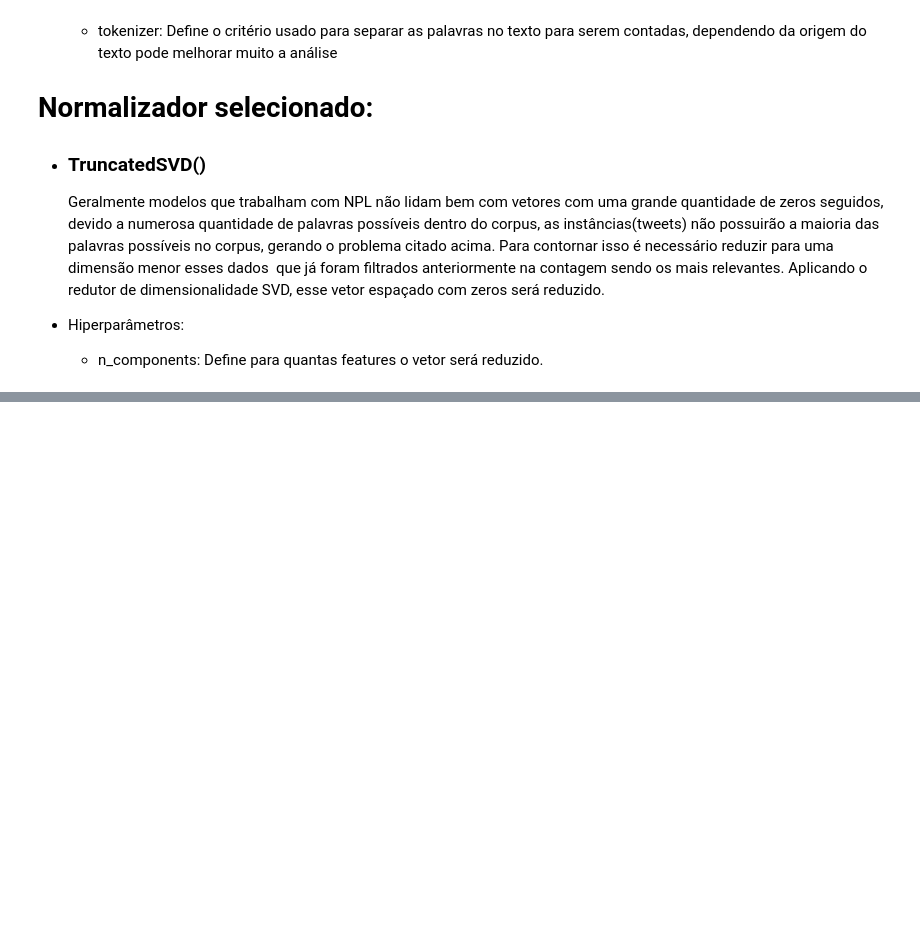
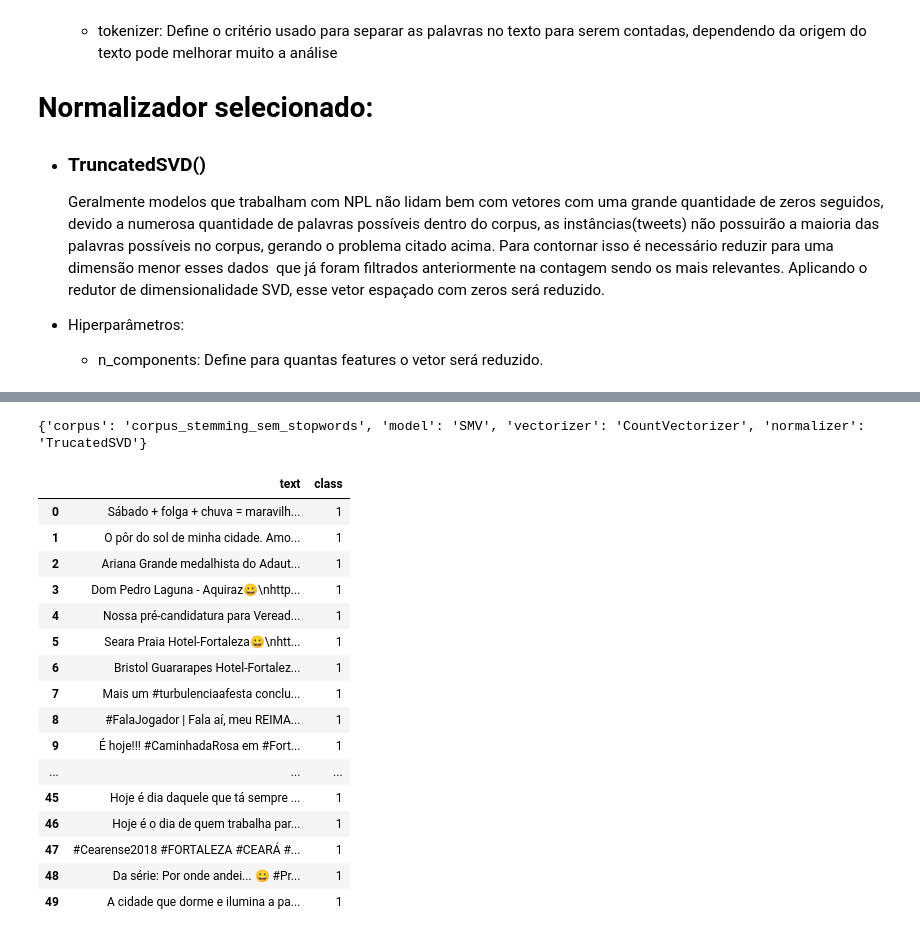
Before and after one commit to atlantico-academy/checape, a Jupyter notebook: notebooks/02 - Comparative Analysis.ipynb, the cells around one changed output, grey strips where cells are left out. Saved outputs shown, nothing was run; the diff lists cells and outputs as text; code cells hidden in the pictures; blank space fills up the shorter version.

```diff
--- a/notebooks/02 - Comparative Analysis.ipynb
+++ b/notebooks/02 - Comparative Analysis.ipynb
@@ -384,7 +523,9 @@ test_data_df.style.background_gradient()
 # %%
-approach_names = test_data_df.approach
+approach_names = test_data_df.approach_name
 
 import numpy as np
+
+
 def get_best_model(x):
     if x.name.endswith("time"):
         return approach_names[np.argmin(x.values)]
@@ -448,0 +628,8 @@ tuned_pipeline = RandomizedSearchCV(
+# %%
+print(scores)
+print(best_approach_dict)
+
+tuned_pipeline.fit(corpus_final, labels_final)
+
+from joblib import dump
+dump(tuned_pipeline.best_estimator_, "../models/tuned_pipelinev2.joblib")
@@ -448,0 +640,9 @@ tuned_pipeline = RandomizedSearchCV(
+# %%
+teste = ["Este produto é horrível :)","Eu adoro esse produto :("]
+
+pred_teste = []
+
+for tweet in teste:
+    pred_teste.append(stemming((formatar_texto(tweet))))
+
+tuned_pipeline.best_estimator_.predict(pred_teste)
@@ -448,0 +709,40 @@ tuned_pipeline = RandomizedSearchCV(
+# %%
+
+print(best_approach_dict)
+pred_fortaleza = tuned_pipeline.best_estimator_.predict(fortaleza)
+
+pred_fortaleza_formated = []
+
+for tweet in fortaleza:
+    pred_fortaleza_formated.append(stemming((formatar_texto(tweet))))
+
+
+
+df_teste = pd.DataFrame(zip(fortaleza, pred_fortaleza), columns=["text", "class"])
+
+df_teste.to_csv("../result_pipeline_test/fortalezav2.csv", index=False)
+
+
+# for tweet in Morte:
+#     teste_morte.append(lematization(remover_stop_words(formatar_texto(tweet))))
+
+df_teste
+# %% [output]
+{'corpus': 'corpus_stemming_sem_stopwords', 'model': 'SMV', 'vectorizer': 'CountVectorizer', 'normalizer': 'TrucatedSVD'}
+|  | text | class |
+| 0 | Sábado + folga + chuva = maravilh... | 1 |
+| 1 | O pôr do sol de minha cidade. Amo... | 1 |
+| 2 | Ariana Grande medalhista do Adaut... | 1 |
+| 3 | Dom Pedro Laguna - Aquiraz😀\nhttp... | 1 |
+| 4 | Nossa pré-candidatura para Veread... | 1 |
+| 5 | Seara Praia Hotel-Fortaleza😀\nhtt... | 1 |
+| 6 | Bristol Guararapes Hotel-Fortalez... | 1 |
+| 7 | Mais um #turbulenciaafesta conclu... | 1 |
+| 8 | #FalaJogador | Fala aí, meu REIMA... | 1 |
+| 9 | É hoje!!! #CaminhadaRosa em #Fort... | 1 |
+| ... | ... | ... |
+| 45 | Hoje é dia daquele que tá sempre ... | 1 |
+| 46 | Hoje é o dia de quem trabalha par... | 1 |
+| 47 | #Cearense2018 #FORTALEZA #CEARÁ #... | 1 |
+| 48 | Da série: Por onde andei... 😀 #Pr... | 1 |
+| 49 | A cidade que dorme e ilumina a pa... | 1 |
```
Also changed, not shown: parts of 29 cells of this notebook, 3 other files.
